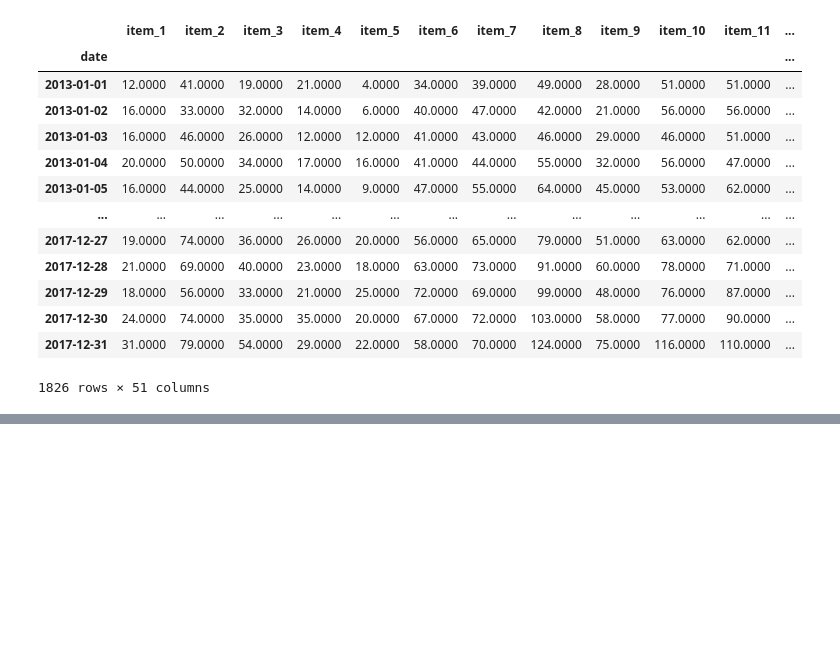
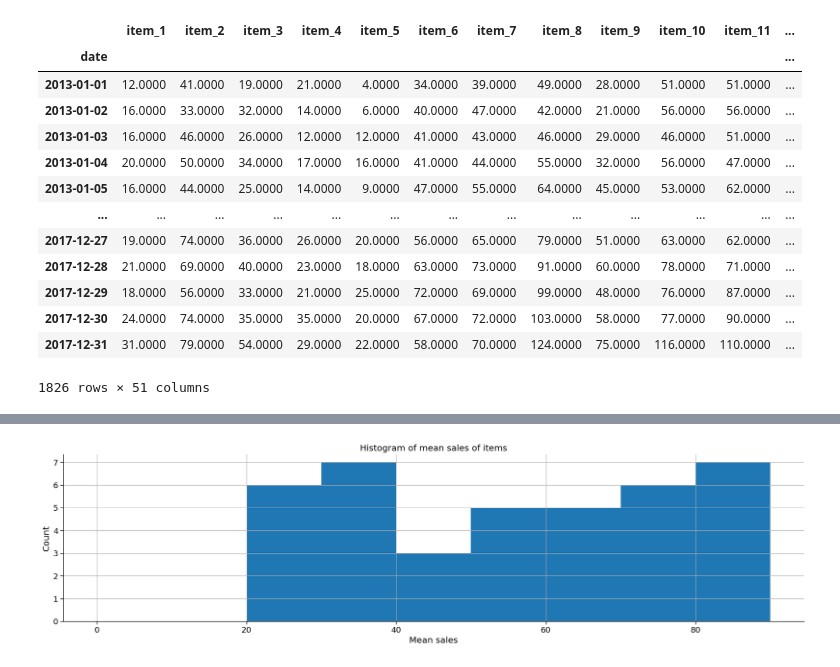
Before and after one commit to razielar/forecasting_with_ML, a Jupyter notebook: 05_error_metrics/error_metrics.ipynb, the cells around one changed output, grey strips where cells are left out. Cells and saved outputs as stored; diff of their text form; code cells hidden in the pictures; blank space fills up the shorter version.

```diff
--- a/05_error_metrics/error_metrics.ipynb
+++ b/05_error_metrics/error_metrics.ipynb
@@ -146,0 +155,3 @@ data
+# %%
+mean_sales_by_item = data.filter(like="item").mean()
+mean_sales_by_item
@@ -146,0 +176,9 @@ data
+# %%
+ax = mean_sales_by_item.hist(bins=np.arange(0, 100, 10))
+ax.set_title("Histogram of mean sales of items")
+ax.set_ylabel("Count")
+ax.set_xlabel("Mean sales")
+
+plt.show()
+# %% [output]
+[figure, added]
```
Also changed, not shown: parts of 14 cells of this notebook, 1 other file.
